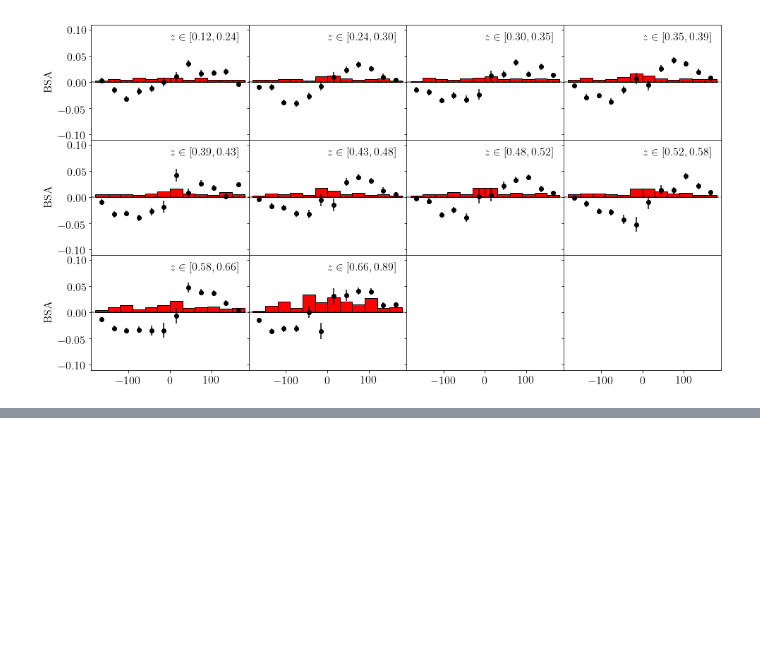
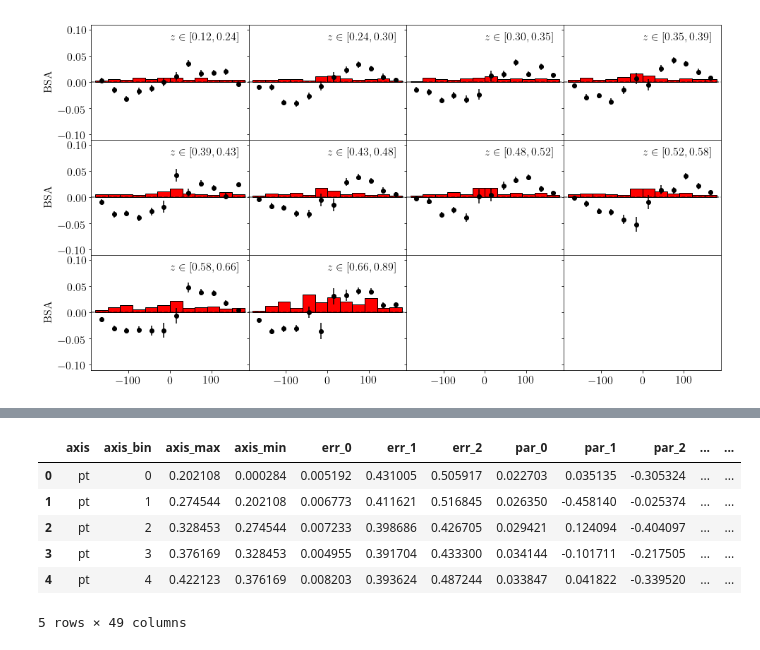
Before and after one commit to dmriser/python-analysis, a Jupyter notebook: kaon-bsa/notebooks/1.0-plot-results.ipynb, the cells around one changed output, grey strips where cells are left out. Drawn from its saved outputs; the diff is of its cells as text; code cells hidden in the pictures; blank space fills up the shorter version.

```diff
--- a/kaon-bsa/notebooks/1.0-plot-results.ipynb
+++ b/kaon-bsa/notebooks/1.0-plot-results.ipynb
@@ -178,0 +182,11 @@ for axis in ['x', 'z']:
+# %%
+moments_df = pd.read_csv('../results/fit/sys.csv')
+moments_df.head()
+# %% [output]
+|  | axis | axis_bin | axis_max | axis_min | err_0 | err_1 | err_2 | par_0 | par_1 | par_2 | ... | ... |
+| 0 | pt | 0 | 0.202108 | 0.000284 | 0.005192 | 0.431005 | 0.505917 | 0.022703 | 0.035135 | -0.305324 | ... | ... |
+| 1 | pt | 1 | 0.274544 | 0.202108 | 0.006773 | 0.411621 | 0.516845 | 0.026350 | -0.458140 | -0.025374 | ... | ... |
+| 2 | pt | 2 | 0.328453 | 0.274544 | 0.007233 | 0.398686 | 0.426705 | 0.029421 | 0.124094 | -0.404097 | ... | ... |
+| 3 | pt | 3 | 0.376169 | 0.328453 | 0.004955 | 0.391704 | 0.433300 | 0.034144 | -0.101711 | -0.217505 | ... | ... |
+| 4 | pt | 4 | 0.422123 | 0.376169 | 0.008203 | 0.393624 | 0.487244 | 0.033847 | 0.041822 | -0.339520 | ... | ... |
+5 rows × 49 columns
```
Also changed, not shown: parts of 12 cells of this notebook, 4 other files.
